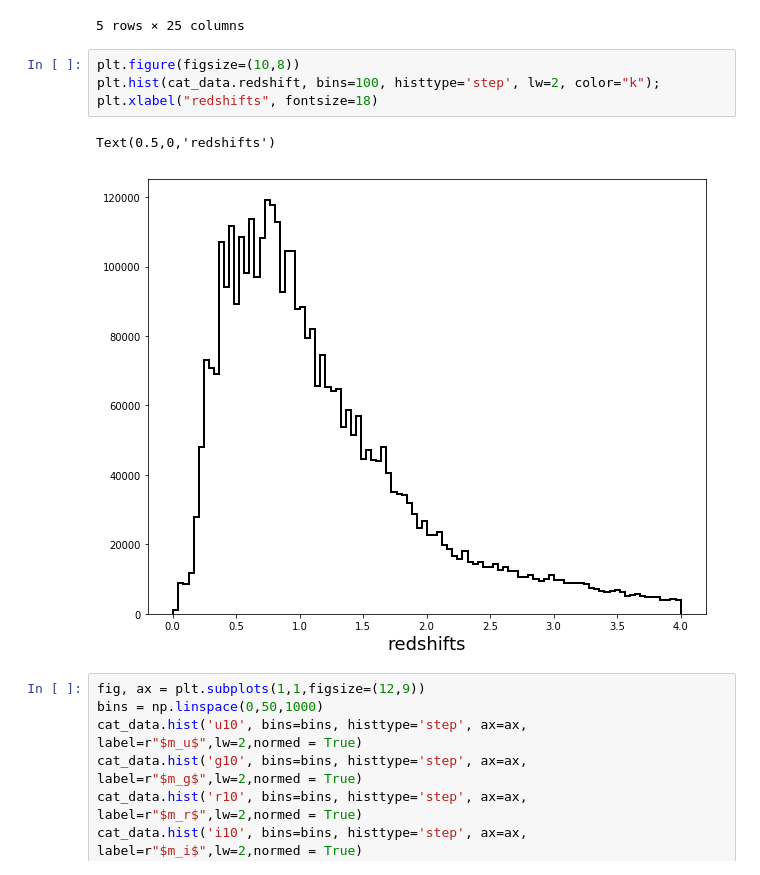
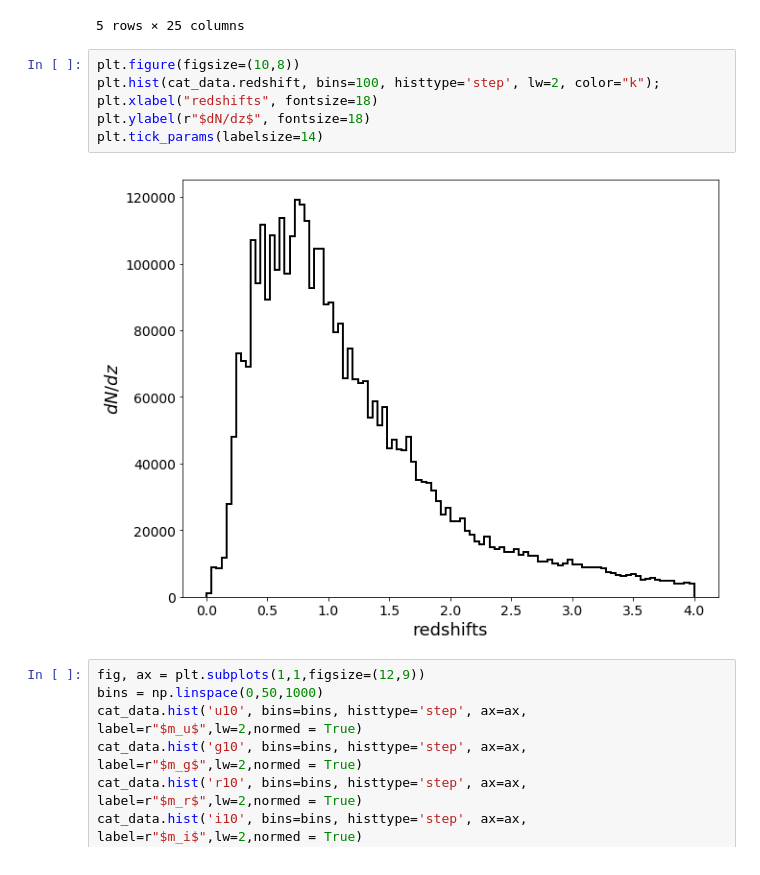
Before and after one commit to guanyilun/astro_project, a Jupyter notebook: scratch_plots.ipynb, the cells around one changed output. Cells and saved outputs as stored; diff of their text form.

```diff
--- a/scratch_plots.ipynb
+++ b/scratch_plots.ipynb
@@ -43,10 +41,11 @@ cat_data.head()
 # %%
 plt.figure(figsize=(10,8))
 plt.hist(cat_data.redshift, bins=100, histtype='step', lw=2, color="k");
 plt.xlabel("redshifts", fontsize=18)
+plt.ylabel(r"$dN/dz$", fontsize=18)
+plt.tick_params(labelsize=14)
 # %% [output]
-Text(0.5,0,'redshifts')
-[figure, old version]
+[figure, new version]
 # %%
 fig, ax = plt.subplots(1,1,figsize=(12,9))
 bins = np.linspace(0,50,1000)
```
Also changed, not shown: parts of 3 cells of this notebook.
